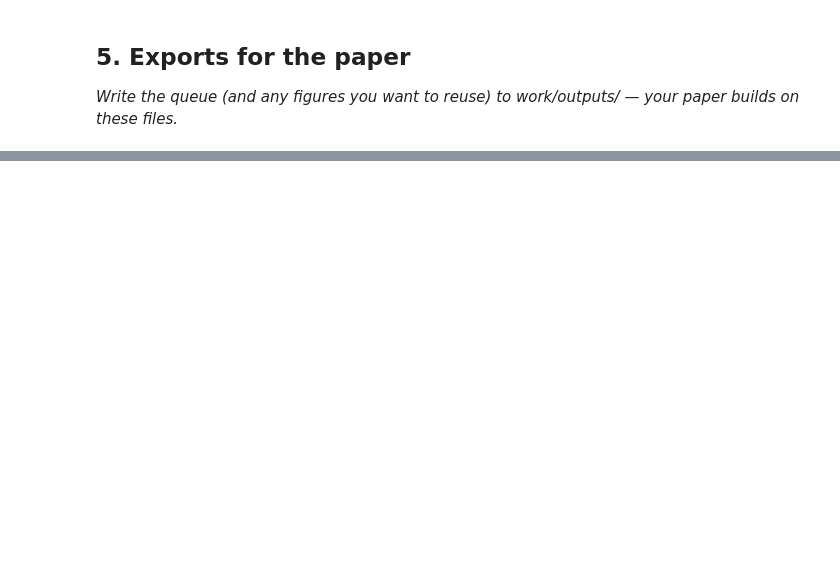
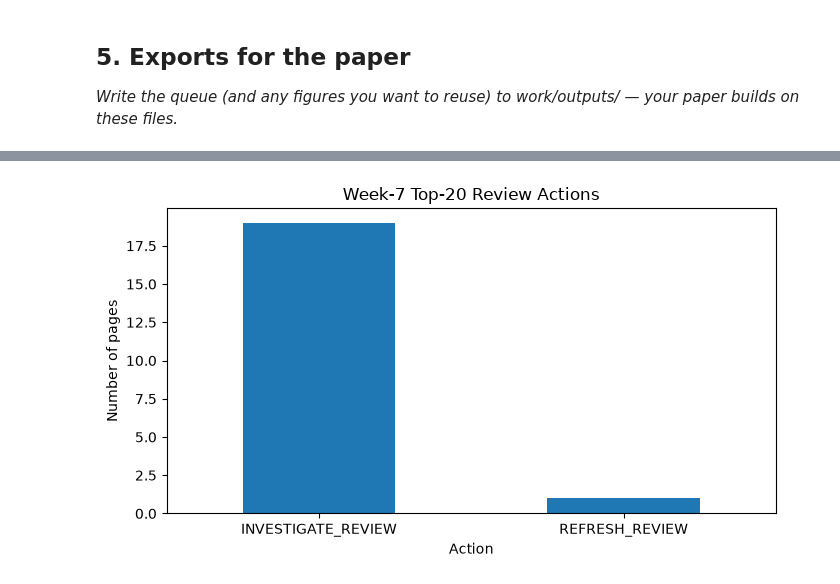
Before and after one commit to Om-codex/flyrank-ml-internship, a Jupyter notebook: work/notebooks/w07_action_playbook.ipynb, the cells around one changed output, grey strips where cells are left out. Drawn from its saved outputs; the diff is of its cells as text; code cells hidden in the pictures; blank space fills up the shorter version.

Commit message:
Completed the w07_action_playbook.ipynb - ML-10-Content Action Playbook Assignment

```diff
--- a/work/notebooks/w07_action_playbook.ipynb
+++ b/work/notebooks/w07_action_playbook.ipynb
@@ -303,0 +385,18 @@ The queue is a prioritization and decision-support tool. It raises pages for rev
+# %%
+import os
+
+os.makedirs("../outputs", exist_ok=True)
+
+export_cols = [
+    "rank",
+    "content_id",
+    "decline_probability",
+    "baseline_score",
+    "baseline_reason",
+    "model_rule_status",
+    "action_label"
+]
+
+paper_queue = ranked_df[export_cols].copy()
+
+paper_queue.head(20)
@@ -303,0 +463,29 @@ The queue is a prioritization and decision-support tool. It raises pages for rev
+# %%
+import matplotlib.pyplot as plt
+top20_actions = (
+    paper_queue[paper_queue["rank"] <= 20]["action_label"]
+    .value_counts()
+)
+
+plt.figure(figsize=(7, 4))
+top20_actions.plot(kind="bar")
+
+plt.title("Week-7 Top-20 Review Actions")
+plt.xlabel("Action")
+plt.ylabel("Number of pages")
+plt.xticks(rotation=0)
+plt.tight_layout()
+
+figure_path = "../figures/w07_top20_action_distribution.png"
+
+os.makedirs("../figures", exist_ok=True)
+
+plt.savefig(
+    figure_path,
+    dpi=300,
+    bbox_inches="tight"
+)
+
+plt.show()
+# %% [output]
+[figure, added]
```
Also changed, not shown: parts of 39 cells of this notebook.
